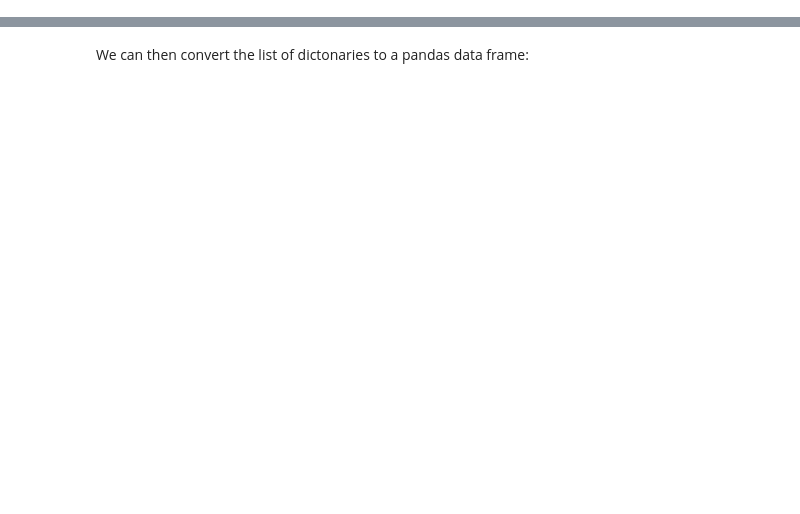
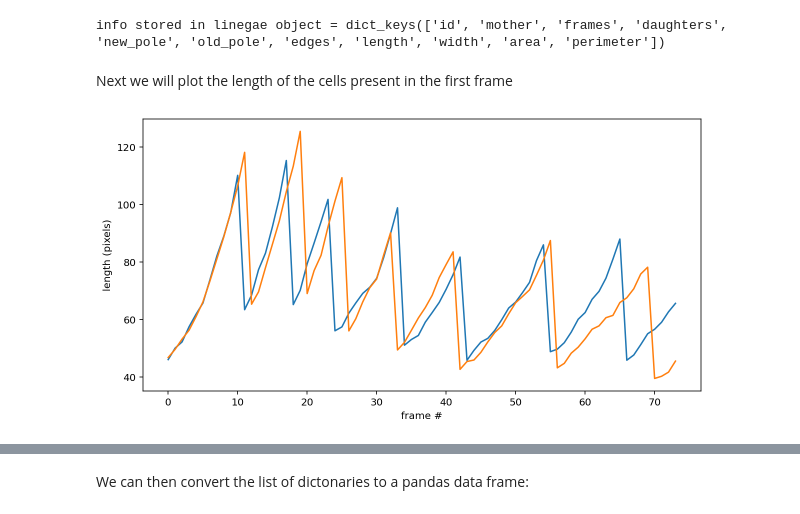
Before and after one commit to sib-swiss/spring_school_bioinformatics_microbiology, a Jupyter notebook: projects/project2/Project2B/2_post_processing_delta.ipynb, the cells around one changed output, grey strips where cells are left out. Cells and saved outputs as stored; diff of their text form; code cells hidden in the pictures; blank space fills up the shorter version.

Commit message:
Updated Proj2B

```diff
--- a/projects/project2/Project2B/2_post_processing_delta.ipynb
+++ b/projects/project2/Project2B/2_post_processing_delta.ipynb
@@ -205,0 +36,7 @@ def add_lineage_info(lineage):
+# %%
+proj_dir = pathlib.Path(pathlib.Path.home(), 'I2ICourse', 'Project2B')
+processed_dir = proj_dir / 'ProcessedData'
+image_dir = proj_dir / 'RawData'
+# %%
+def to_str(posixpath):
+    return str(posixpath.resolve())
@@ -205,0 +47,4 @@ def add_lineage_info(lineage):
+# %%
+delta.config.load_config(to_str(proj_dir / 'config_2D_local.json'))
+reader = delta.utilities.xpreader(image_dir)
+processor = delta.pipeline.Pipeline(reader, reload=True, resfolder=to_str(processed_dir))
@@ -205,0 +59,8 @@ def add_lineage_info(lineage):
+# %%
+#find all position .pkl outputs:
+file_dirs = sorted(processed_dir.glob('*.pkl'))
+print(file_dirs)
+# this loads the processed data
+pos_name = to_str(file_dirs[0])
+pos = delta.pipeline.Position(None,None,None)
+pos.load(pos_name)
@@ -205,0 +90,18 @@ def add_lineage_info(lineage):
+# %%
+lin = pos.rois[0].lineage #get lineage for first region of interest (whole frame)
+cell_0 = lin.cells[0] #lineage info of first cell
+print('info stored in linegae object =', cell_0.keys())
+# %% [output]
+info stored in linegae object = dict_keys(['id', 'mother', 'frames', 'daughters', 'new_pole', 'old_pole', 'edges', 'length', 'width', 'area', 'perimeter'])
+# %% [markdown]
+Next we will plot the length of the cells present in the first frame
+# %%
+first_cells = lin.cellnumbers[0]
+for cell_id in first_cells:
+    cell = lin.cells[cell_id]
+    plt.plot(cell['frames'],cell['length'])
+plt.xlabel('frame #')
+plt.ylabel('length (pixels)')
+plt.show()
+# %% [output]
+[figure, added]
```
Also changed, not shown: parts of 80 cells of this notebook, 11 other files.
